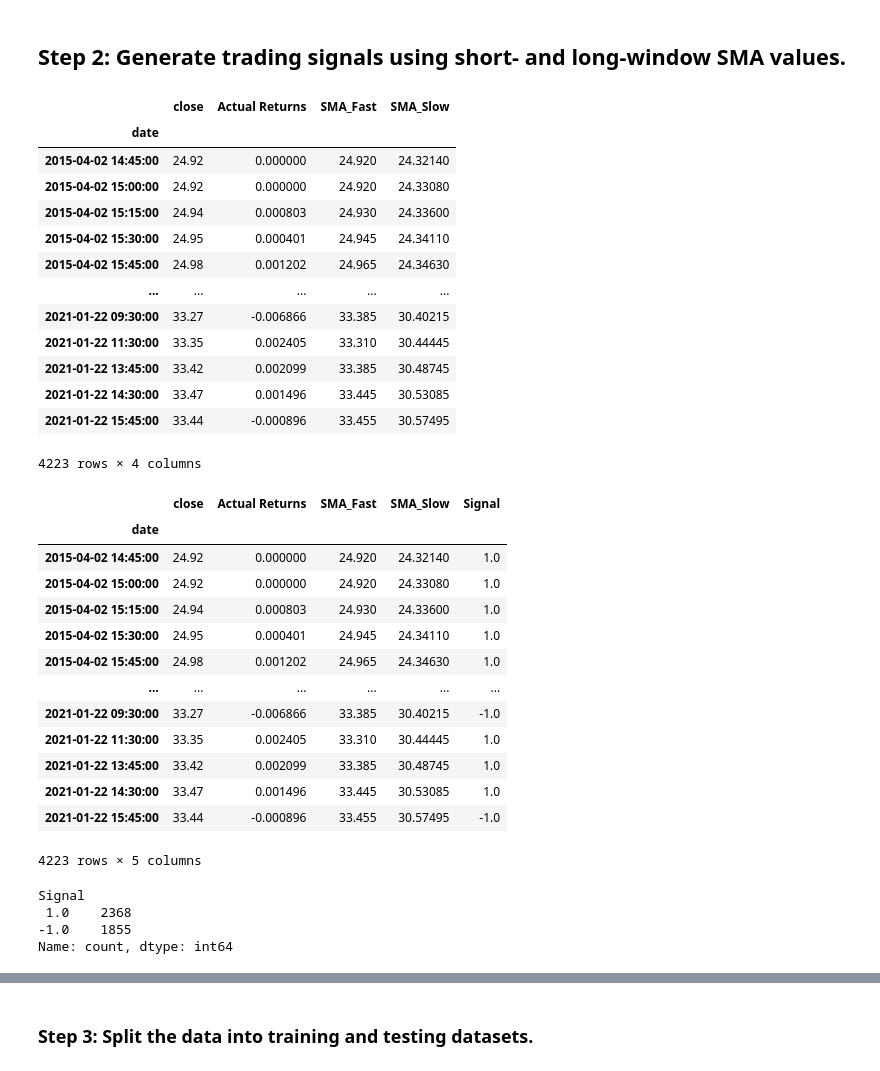
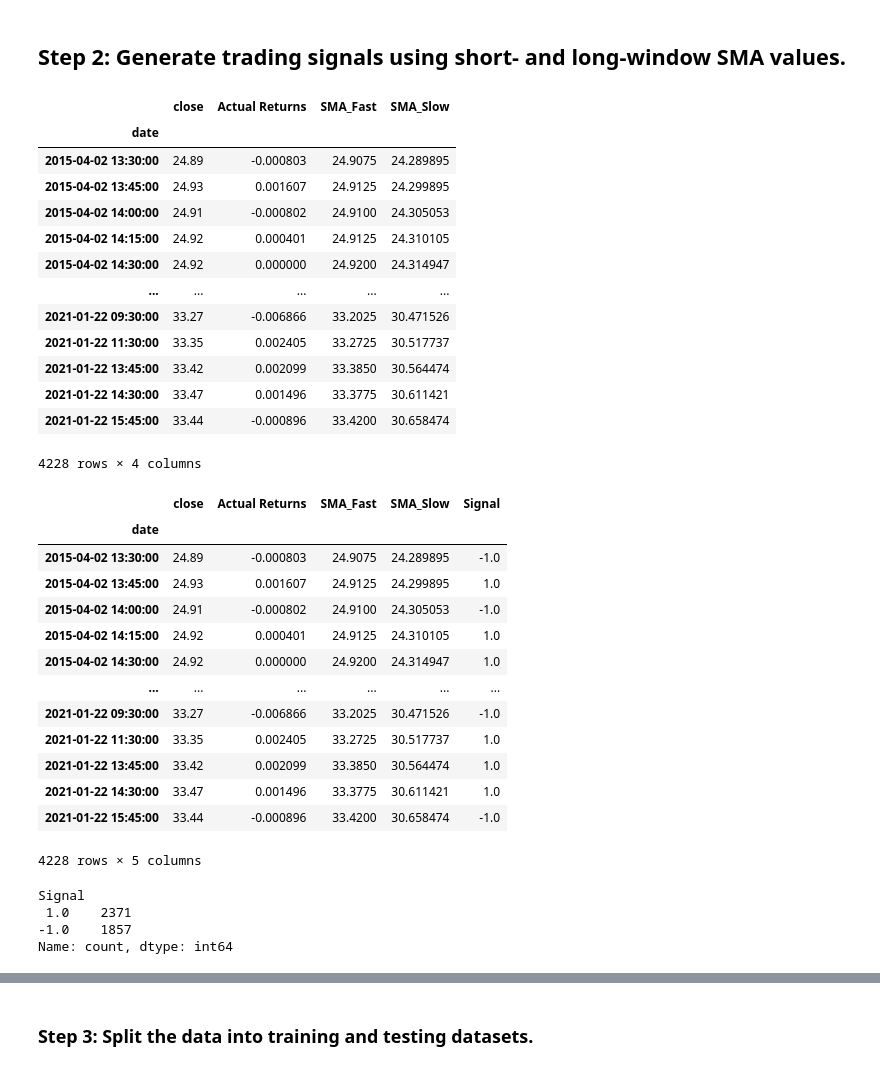
Before and after one commit to boz-tcm/algorithmic-trading-challenge, a Jupyter notebook: machine_learning_trading_bot_modified_parameters_combined.ipynb, the cells around one changed output, grey strips where cells are left out. Drawn from its saved outputs; the diff is of its cells as text; code cells hidden in the pictures.

```diff
--- a/machine_learning_trading_bot_modified_parameters_combined.ipynb
+++ b/machine_learning_trading_bot_modified_parameters_combined.ipynb
@@ -171,33 +171,33 @@ display(signals_df)
 ## Step 2: Generate trading signals using short- and long-window SMA values.
 # %%
 # Set the short window and long window
-short_window = 2
-long_window = 100
+short_window = 4
+long_window = 95
 
 # Generate the fast and slow simple moving averages (4 and 100 days, respectively)
 signals_df['SMA_Fast'] = signals_df['close'].rolling(window=short_window).mean()
 signals_df['SMA_Slow'] = signals_df['close'].rolling(window=long_window).mean()
 
 # Drop all NaN values from the DataFrame
 signals_df = signals_df.dropna()
 
 # Review the DataFrame
 display(signals_df)
 # %% [output]
 |  | close | Actual Returns | SMA_Fast | SMA_Slow |
 | date |  |  |  |  |
-| 2015-04-02 14:45:00 | 24.92 | 0.000000 | 24.920 | 24.32140 |
-| 2015-04-02 15:00:00 | 24.92 | 0.000000 | 24.920 | 24.33080 |
-| 2015-04-02 15:15:00 | 24.94 | 0.000803 | 24.930 | 24.33600 |
-| 2015-04-02 15:30:00 | 24.95 | 0.000401 | 24.945 | 24.34110 |
-| 2015-04-02 15:45:00 | 24.98 | 0.001202 | 24.965 | 24.34630 |
+| 2015-04-02 13:30:00 | 24.89 | -0.000803 | 24.9075 | 24.289895 |
+| 2015-04-02 13:45:00 | 24.93 | 0.001607 | 24.9125 | 24.299895 |
+| 2015-04-02 14:00:00 | 24.91 | -0.000802 | 24.9100 | 24.305053 |
+| 2015-04-02 14:15:00 | 24.92 | 0.000401 | 24.9125 | 24.310105 |
+| 2015-04-02 14:30:00 | 24.92 | 0.000000 | 24.9200 | 24.314947 |
 | ... | ... | ... | ... | ... |
-| 2021-01-22 09:30:00 | 33.27 | -0.006866 | 33.385 | 30.40215 |
-| 2021-01-22 11:30:00 | 33.35 | 0.002405 | 33.310 | 30.44445 |
-| 2021-01-22 13:45:00 | 33.42 | 0.002099 | 33.385 | 30.48745 |
-| 2021-01-22 14:30:00 | 33.47 | 0.001496 | 33.445 | 30.53085 |
-| 2021-01-22 15:45:00 | 33.44 | -0.000896 | 33.455 | 30.57495 |
+| 2021-01-22 09:30:00 | 33.27 | -0.006866 | 33.2025 | 30.471526 |
+| 2021-01-22 11:30:00 | 33.35 | 0.002405 | 33.2725 | 30.517737 |
+| 2021-01-22 13:45:00 | 33.42 | 0.002099 | 33.3850 | 30.564474 |
+| 2021-01-22 14:30:00 | 33.47 | 0.001496 | 33.3775 | 30.611421 |
+| 2021-01-22 15:45:00 | 33.44 | -0.000896 | 33.4200 | 30.658474 |
-4223 rows × 4 columns
+4228 rows × 4 columns
 # %%
 # The baseline strategy as provided by the Starter Code is to go long and stay long the HEEM ETF when the tick return is up, to reverse the long position and go short
 # and stay short when the tick return is down, and vice-versa.
@@ -219,24 +219,24 @@ display(signals_df)
 # %% [output]
 |  | close | Actual Returns | SMA_Fast | SMA_Slow | Signal |
 | date |  |  |  |  |  |
-| 2015-04-02 14:45:00 | 24.92 | 0.000000 | 24.920 | 24.32140 | 1.0 |
-| 2015-04-02 15:00:00 | 24.92 | 0.000000 | 24.920 | 24.33080 | 1.0 |
-| 2015-04-02 15:15:00 | 24.94 | 0.000803 | 24.930 | 24.33600 | 1.0 |
-| 2015-04-02 15:30:00 | 24.95 | 0.000401 | 24.945 | 24.34110 | 1.0 |
-| 2015-04-02 15:45:00 | 24.98 | 0.001202 | 24.965 | 24.34630 | 1.0 |
+| 2015-04-02 13:30:00 | 24.89 | -0.000803 | 24.9075 | 24.289895 | -1.0 |
+| 2015-04-02 13:45:00 | 24.93 | 0.001607 | 24.9125 | 24.299895 | 1.0 |
+| 2015-04-02 14:00:00 | 24.91 | -0.000802 | 24.9100 | 24.305053 | -1.0 |
+| 2015-04-02 14:15:00 | 24.92 | 0.000401 | 24.9125 | 24.310105 | 1.0 |
+| 2015-04-02 14:30:00 | 24.92 | 0.000000 | 24.9200 | 24.314947 | 1.0 |
 | ... | ... | ... | ... | ... | ... |
-| 2021-01-22 09:30:00 | 33.27 | -0.006866 | 33.385 | 30.40215 | -1.0 |
-| 2021-01-22 11:30:00 | 33.35 | 0.002405 | 33.310 | 30.44445 | 1.0 |
-| 2021-01-22 13:45:00 | 33.42 | 0.002099 | 33.385 | 30.48745 | 1.0 |
-| 2021-01-22 14:30:00 | 33.47 | 0.001496 | 33.445 | 30.53085 | 1.0 |
-| 2021-01-22 15:45:00 | 33.44 | -0.000896 | 33.455 | 30.57495 | -1.0 |
+| 2021-01-22 09:30:00 | 33.27 | -0.006866 | 33.2025 | 30.471526 | -1.0 |
+| 2021-01-22 11:30:00 | 33.35 | 0.002405 | 33.2725 | 30.517737 | 1.0 |
+| 2021-01-22 13:45:00 | 33.42 | 0.002099 | 33.3850 | 30.564474 | 1.0 |
+| 2021-01-22 14:30:00 | 33.47 | 0.001496 | 33.3775 | 30.611421 | 1.0 |
+| 2021-01-22 15:45:00 | 33.44 | -0.000896 | 33.4200 | 30.658474 | -1.0 |
-4223 rows × 5 columns
+4228 rows × 5 columns
 # %%
 print(signals_df['Signal'].value_counts())
 # %% [output]
 Signal
- 1.0    2368
--1.0    1855
+ 1.0    2371
+-1.0    1857
 Name: count, dtype: int64
 # %%
 # Calculate the strategy returns and add them to the signals_df DataFrame
```
Also changed, not shown: parts of 11 cells of this notebook, 4 other files.
